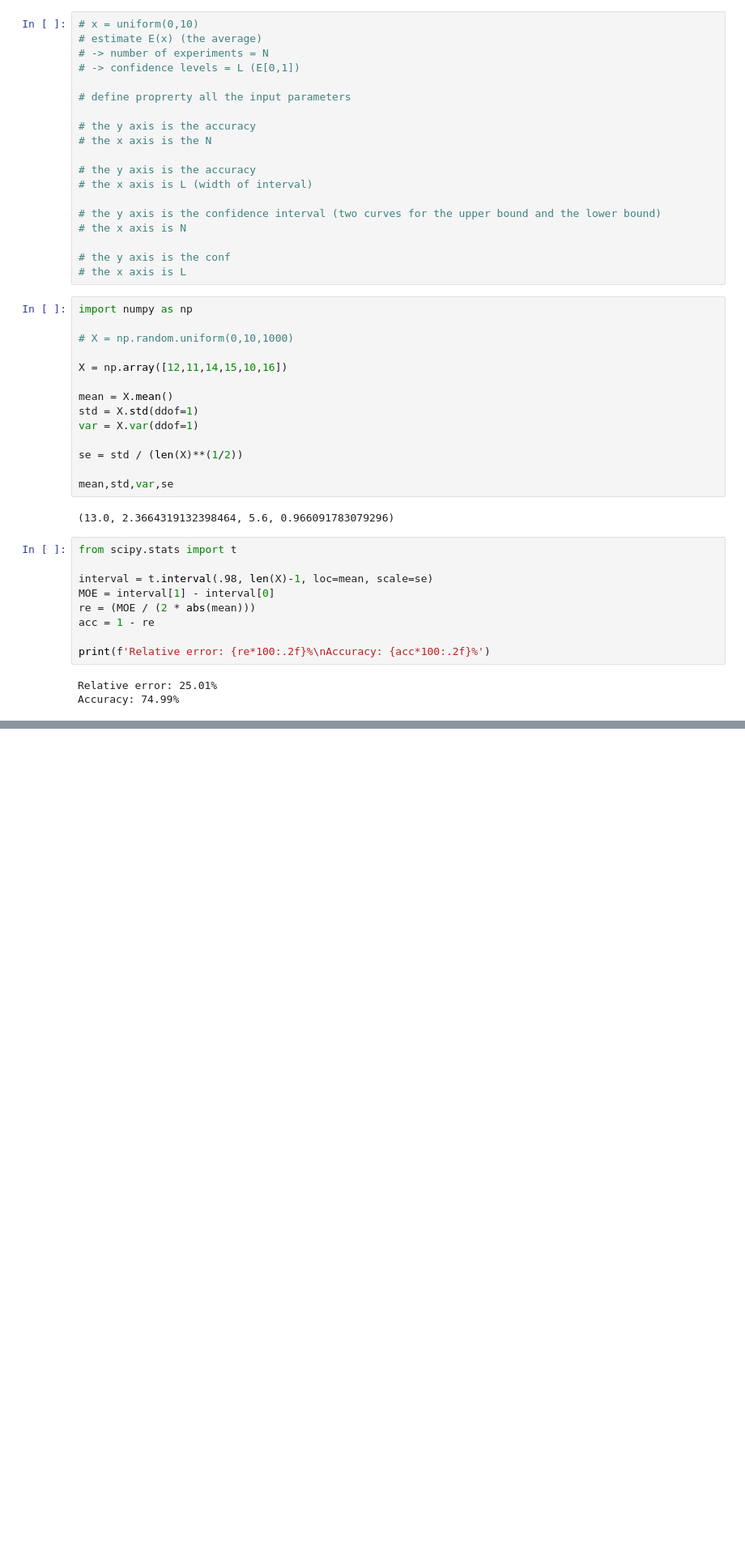
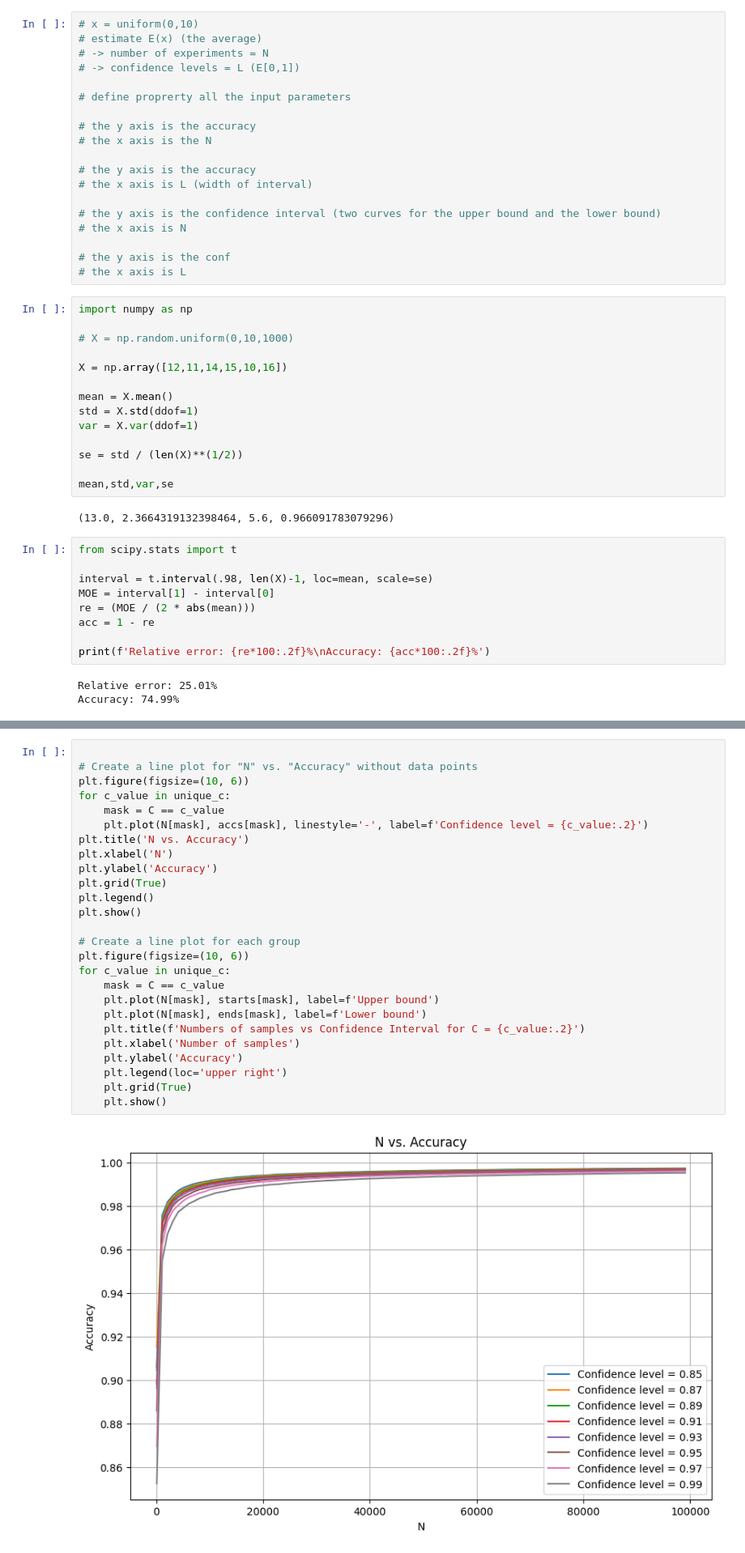
Before and after one commit to edoppiap/casl_labs, a Jupyter notebook: LabG2/labg2.ipynb, the cells around one changed output, grey strips where cells are left out. Shown at 81% size. Drawn from its saved outputs; the diff is of its cells as text; blank space fills up the shorter version.

```diff
--- a/LabG2/labg2.ipynb
+++ b/LabG2/labg2.ipynb
@@ -91,0 +155,28 @@ results_df[results_df['C'] == .93].head()
+# %%
+
+# Create a line plot for "N" vs. "Accuracy" without data points
+plt.figure(figsize=(10, 6))
+for c_value in unique_c:
+    mask = C == c_value
+    plt.plot(N[mask], accs[mask], linestyle='-', label=f'Confidence level = {c_value:.2}')
+plt.title('N vs. Accuracy')
+plt.xlabel('N')
+plt.ylabel('Accuracy')
+plt.grid(True)
+plt.legend()
+plt.show()
+
+# Create a line plot for each group
+plt.figure(figsize=(10, 6))
+for c_value in unique_c:
+    mask = C == c_value
+    plt.plot(N[mask], starts[mask], label=f'Upper bound')
+    plt.plot(N[mask], ends[mask], label=f'Lower bound')
+    plt.title(f'Numbers of samples vs Confidence Interval for C = {c_value:.2}')
+    plt.xlabel('Number of samples')
+    plt.ylabel('Accuracy')
+    plt.legend(loc='upper right')
+    plt.grid(True)
+    plt.show()
+# %% [output]
+[figure, added]
```
Also changed, not shown: parts of 9 cells of this notebook, 1 other file.
